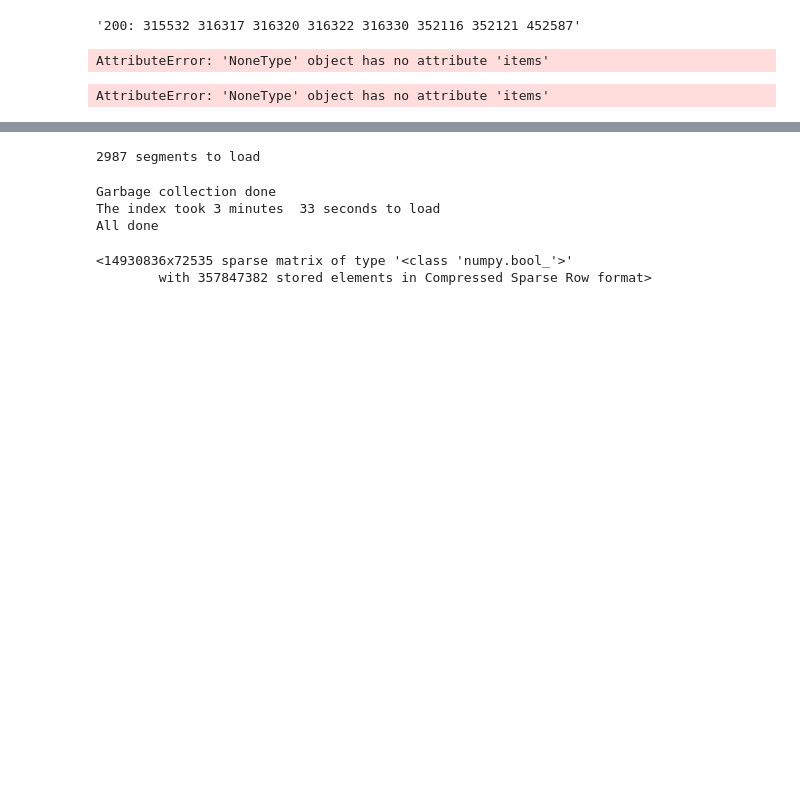
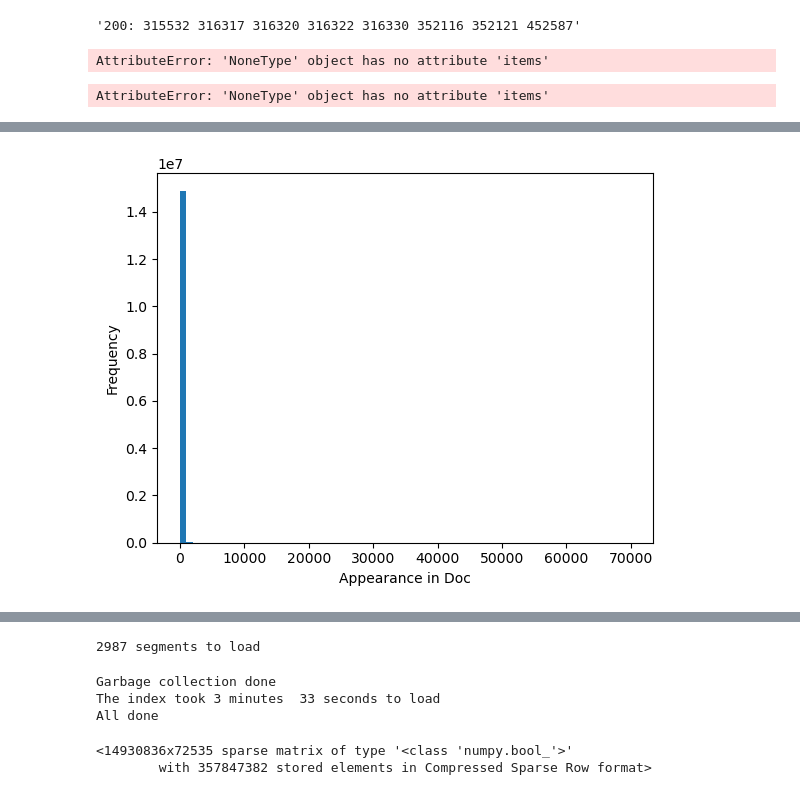
Before and after one commit to Llenn0/ttds-group-project, a Jupyter notebook: test.ipynb, the cells around one changed output, grey strips where cells are left out. Cells and saved outputs as stored; diff of their text form; code cells hidden in the pictures; blank space fills up the shorter version.

```diff
--- a/test.ipynb
+++ b/test.ipynb
@@ -64,0 +397,8 @@ Downloading stopwords...
+# %%
+plt.cla()
+n, bins, _ = plt.hist(length, bins=np.arange(0, 70001, 1000))
+plt.ylabel("Frequency")
+plt.xlabel("Appearance in Doc")
+plt.show()
+# %% [output]
+[figure, added]
```
Also changed, not shown: parts of 65 cells of this notebook, 6 other files.
